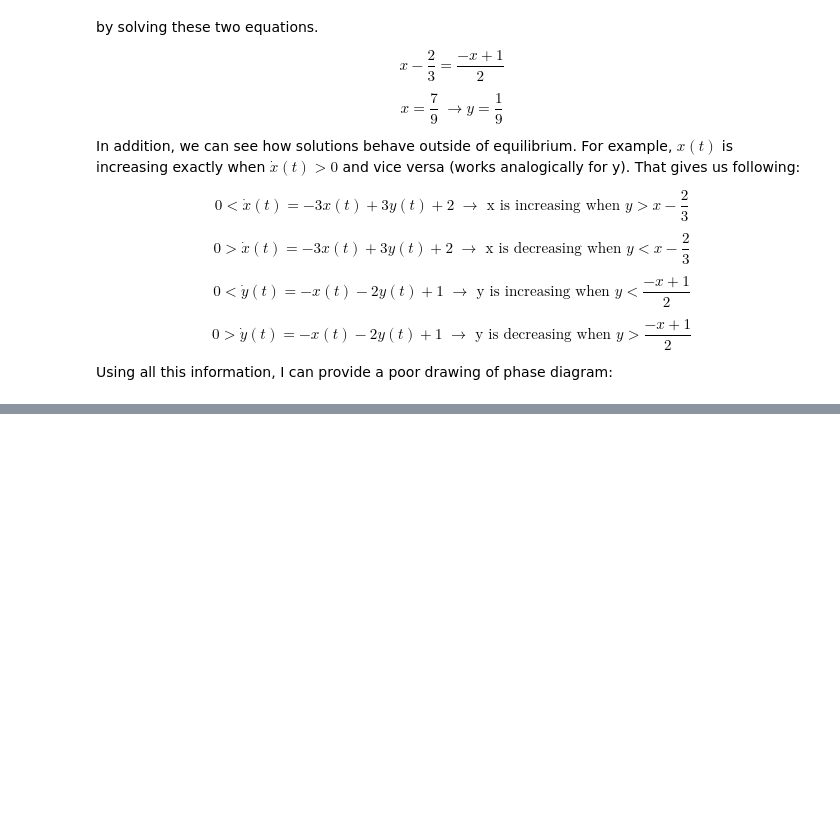
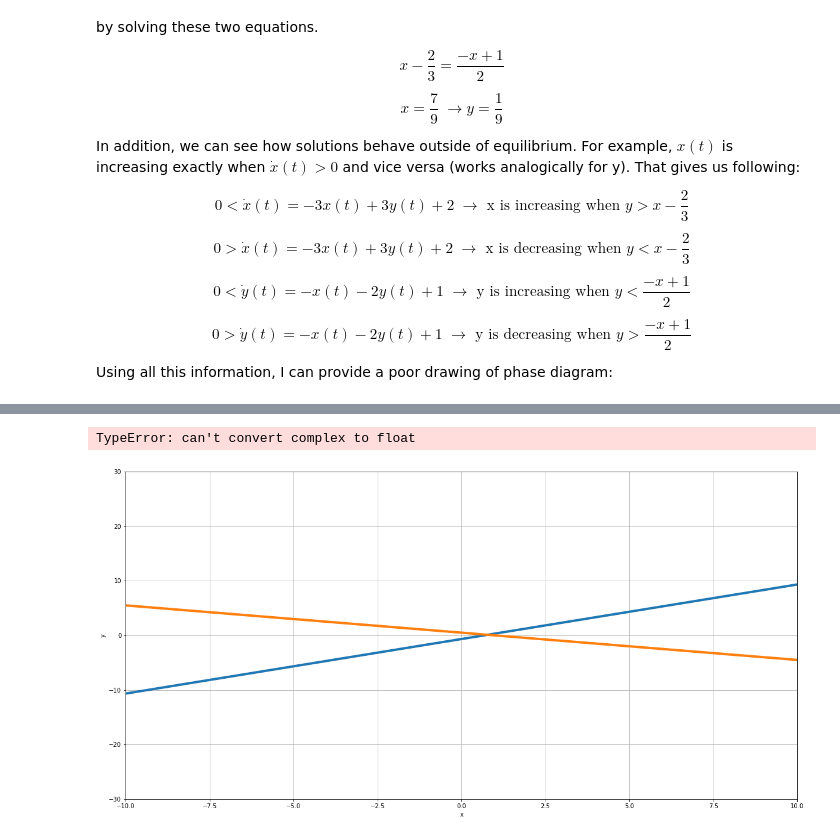
Before and after one commit to magicbeans817/PS2, a Jupyter notebook: PS2.ipynb, the cells around one changed output, grey strips where cells are left out. Cells and saved outputs as stored; diff of their text form; code cells hidden in the pictures; blank space fills up the shorter version.

```diff
--- a/PS2.ipynb
+++ b/PS2.ipynb
@@ -418,0 +451,7 @@ operable program or batch file.
+# %%
+eigens = sp.Matrix([
+    sp.Poly(eq1s.rhs).coeffs()[:2],
+    sp.Poly(eq2s.rhs).coeffs()[:2]
+]).eigenvects()
+
+eigens
@@ -418,0 +480,32 @@ operable program or batch file.
+# %%
+xsize = 25                                        # number of points on x axis
+ysize = 25                                        # number of points on y axis
+x_vals = np.linspace(-10, 10, xsize)              # prepare the x-values
+y_vals = np.linspace(-30, 30, ysize)              # prepare the y-values
+
+xeq = sp.lambdify(x, x0)
+yeq = sp.lambdify(x, y0)
+x0_vals = [xeq(i) for i in x_vals]                # equilibrium line x' = 0
+y0_vals = [yeq(i) for i in x_vals]                # equilibrium line y' = 0
+
+eigen_1 = x_vals * (-1) * eigens[0][2][0][0].evalf() + y_eq
+eigen_2 = x_vals * (-1) * eigens[1][2][0][0].evalf() + y_eq
+# %%
+fig = plt.figure(figsize=(20,10))
+plt.grid()                                                       # prepare a grid
+
+plt.xlim(-10, 10)
+plt.ylim(-30, 30)
+plt.xlabel('x')
+plt.ylabel('y')
+
+plt.plot(x_vals, x0_vals, linewidth = 4, label = "x'= 0")      # equilibrium lines
+plt.plot(x_vals, y0_vals, linewidth = 4, label = "y'= 0")
+
+plt.plot(x_vals + x_eq, eigen_1, linestyle = '--', label = "eig 1")
+plt.plot(x_vals + x_eq, eigen_2, linestyle = '--', label = "eig 2")
+
+plt.legend(bbox_to_anchor=(1.25, 0.55), prop={'size': 15})        # add legend, outside of the plot
+# %% [output]
+TypeError: can't convert complex to float
+[figure, added]
```
Also changed, not shown: parts of 7 cells of this notebook.
